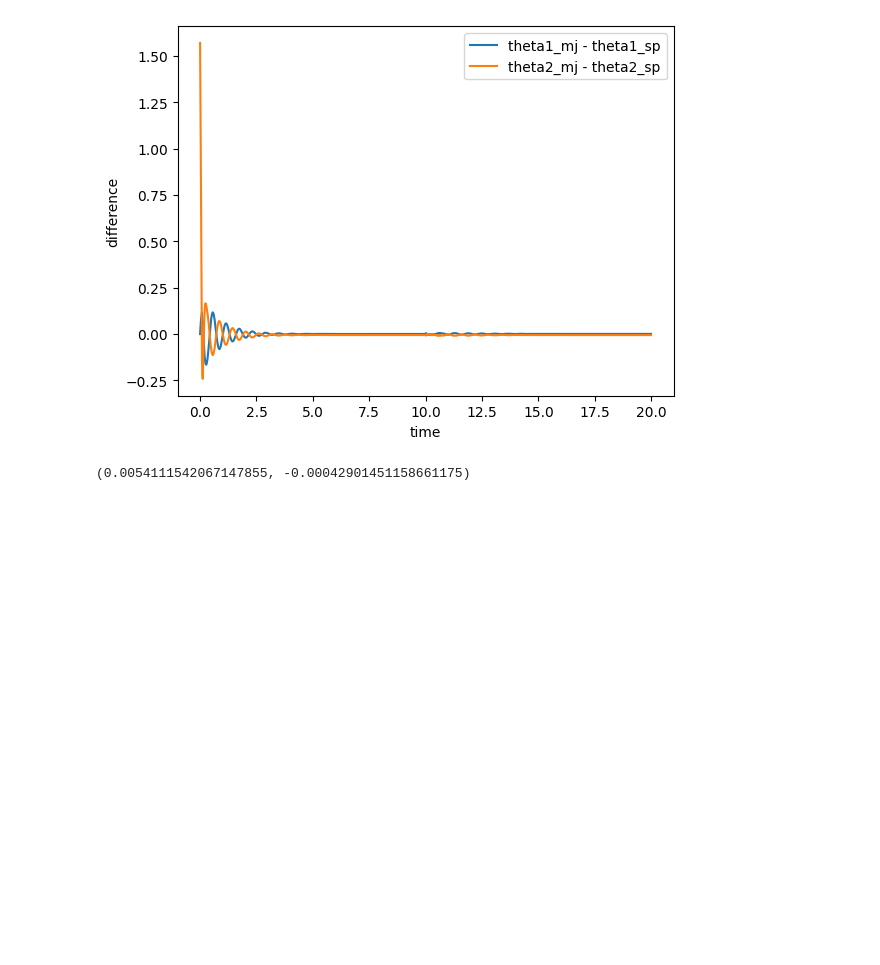
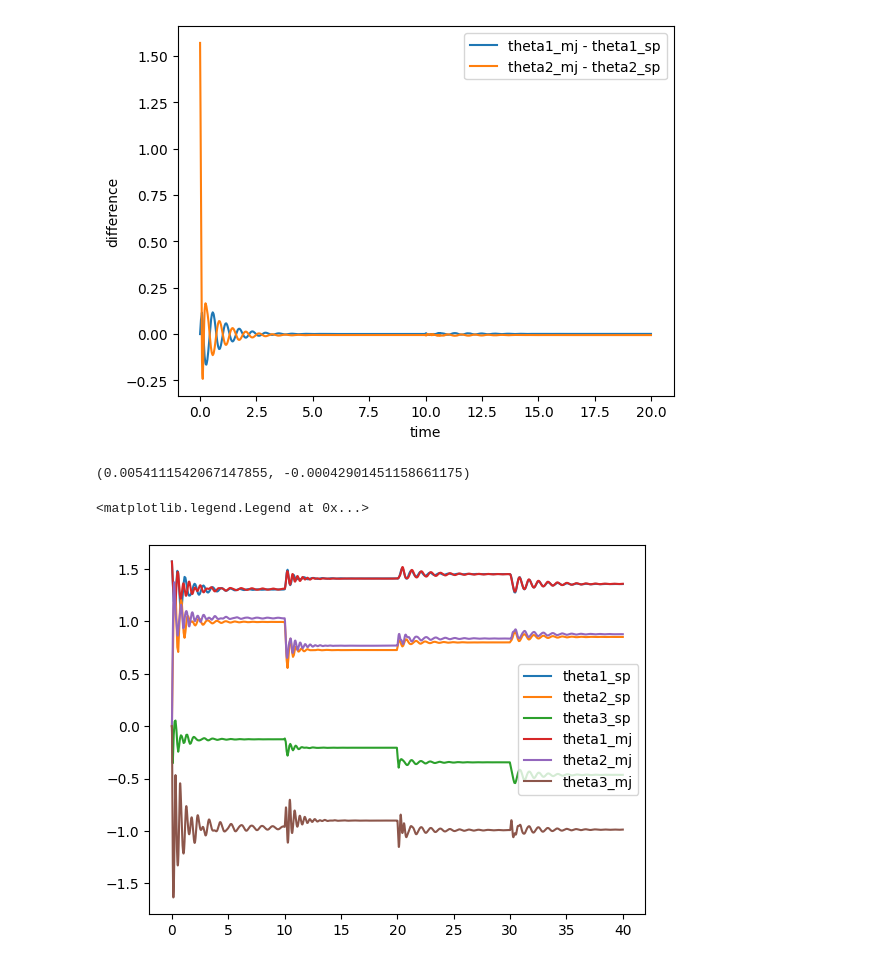
Before and after one commit to fly-pigTH/EquiMus, a Jupyter notebook: src/simulated_verify2_topology/plot_for_verification.ipynb, the cells around one changed output. Drawn from its saved outputs; the diff is of its cells as text; code cells hidden in the pictures; blank space fills up the shorter version.

```diff
--- a/src/simulated_verify2_topology/plot_for_verification.ipynb
+++ b/src/simulated_verify2_topology/plot_for_verification.ipynb
@@ -37,3 +37,21 @@ plt.show()
 np.max(diff_theta1[traj_mj['time']>10]), np.max(diff_theta2[traj_mj['time']>10])
 # %% [output]
 (0.0054111542067147855, -0.00042901451158661175)
+# %%
+import pandas as pd
+from matplotlib import pyplot as plt
+
+# load and compare
+traj_sp = pd.read_csv('data_sp.csv')
+traj_mj = pd.read_csv('data_mj_3DOF_4steps.csv')
+plt.plot(traj_sp['time'], traj_sp['theta1'], label="theta1_sp")
+plt.plot(traj_sp['time'], traj_sp['theta2'], label="theta2_sp")
+plt.plot(traj_sp['time'], traj_sp['theta3'], label="theta3_sp")
+
+plt.plot(traj_mj['time'], traj_mj['theta1'], label="theta1_mj")
+plt.plot(traj_mj['time'], traj_mj['theta2'], label="theta2_mj")
+plt.plot(traj_mj['time'], traj_mj['theta3'], label="theta3_mj")
+plt.legend()
+# %% [output]
+<matplotlib.legend.Legend at 0x...>
+[figure, added]
```
Also changed, not shown: 31 other files.
